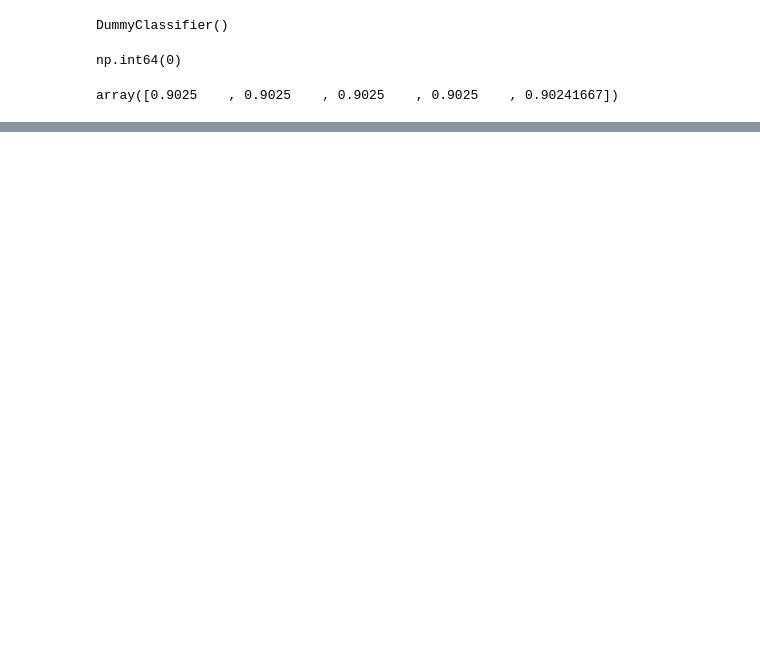
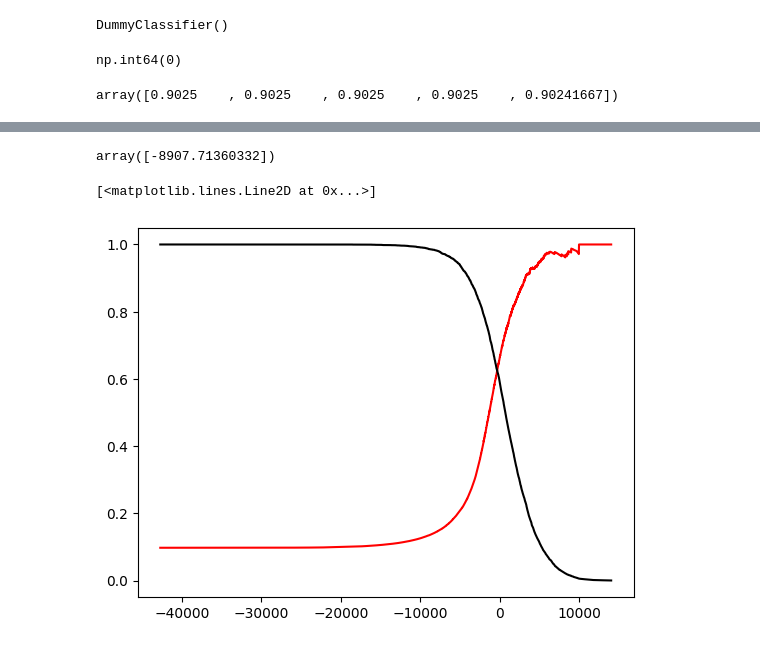
Before and after one commit to Faghaee2000/Handwritten-Digit-Classification-using-Machine-Learning, a Jupyter notebook: mnist_classification.ipynb, the cells around one changed output, grey strips where cells are left out. Drawn from its saved outputs; the diff is of its cells as text; code cells hidden in the pictures; blank space fills up the shorter version.

```diff
--- a/mnist_classification.ipynb
+++ b/mnist_classification.ipynb
@@ -84,0 +155,6 @@ array([0.9025    , 0.9025    , 0.9025    , 0.9025    , 0.90241667])
+# %%
+sgd.decision_function([X_train[0]])
+# %% [output]
+array([-8907.71360332])
+# %%
+y_scores=cross_val_predict(sgd, X_train, y_train8, cv=5, method="decision_function")
@@ -84,0 +163,2 @@ array([0.9025    , 0.9025    , 0.9025    , 0.9025    , 0.90241667])
+# %%
+prec, recall, thresholds=precision_recall_curve(y_train8, y_scores)
@@ -84,0 +167,7 @@ array([0.9025    , 0.9025    , 0.9025    , 0.9025    , 0.90241667])
+# %%
+fig, ax = plt.subplots()
+ax.plot(thresholds, prec[:-1], "r", label="Precision")
+ax.plot(thresholds, recall[:-1], "black", label="Recall")
+# %% [output]
+[<matplotlib.lines.Line2D at 0x...>]
+[figure, added]
```
Also changed, not shown: parts of 29 cells of this notebook.
